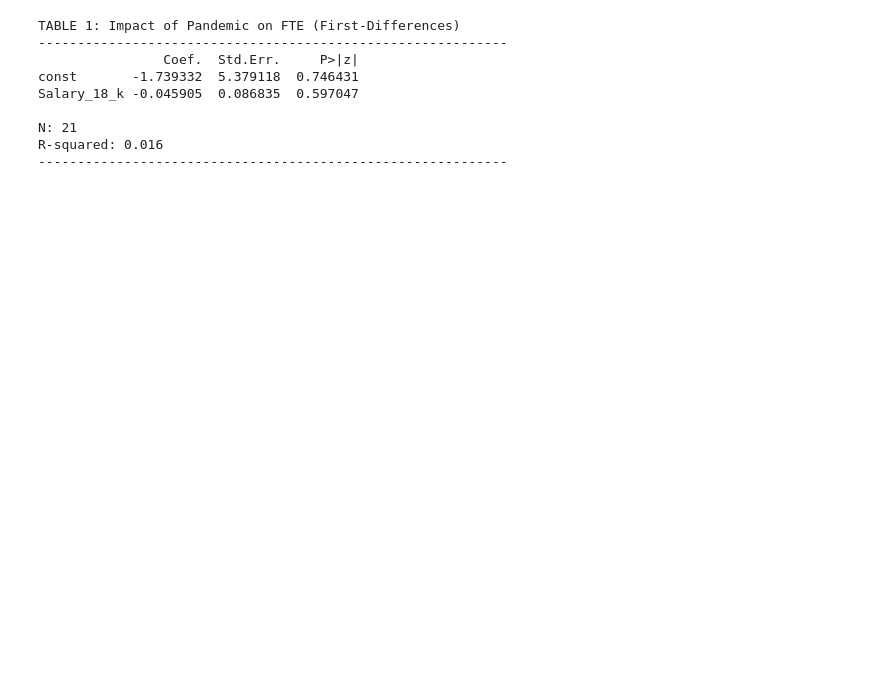
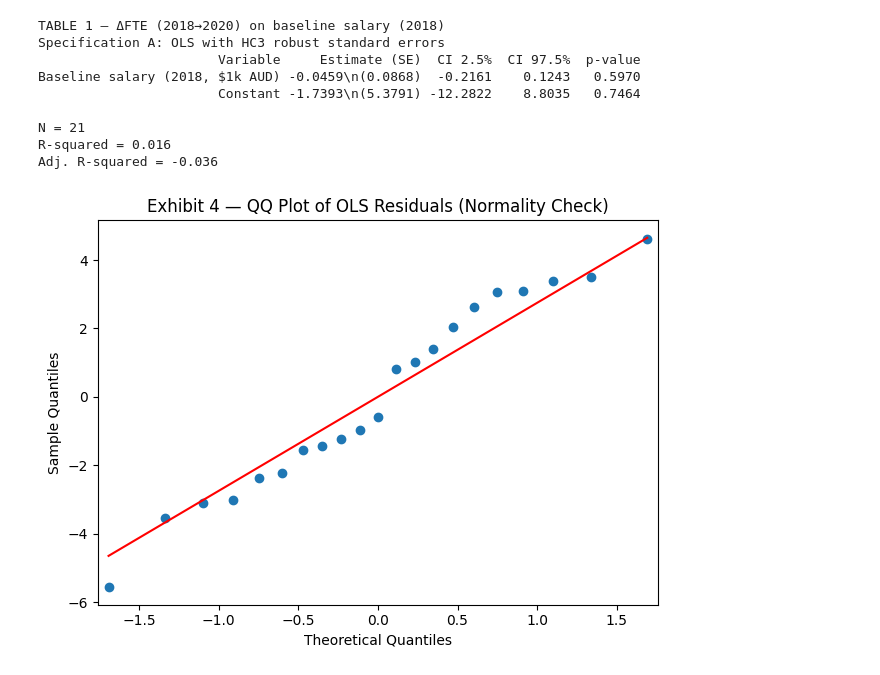
Before and after one commit to atikahtajarimim/ecc3479-project, a Jupyter notebook: code/econometric_analysis.ipynb, the cells around one changed output. Drawn from its saved outputs; the diff is of its cells as text; code cells hidden in the pictures; blank space fills up the shorter version.

```diff
--- a/code/econometric_analysis.ipynb
+++ b/code/econometric_analysis.ipynb
@@ -92,18 +186,44 @@ Below is the professional regression table reporting the coefficients and standa
 # %%
-print("TABLE 1: Impact of Pandemic on FTE (First-Differences)")
-print("-" * 60)
-summary_table = model.summary2().tables[1]
-print(summary_table[['Coef.', 'Std.Err.', 'P>|z|']])
-print(f"\nN: {int(model.nobs)}")
-print(f"R-squared: {model.rsquared:.3f}")
-print("-" * 60)
+# ── Regression table (assignment-style; not raw software output) ───────────
+ci = model.conf_int()
+table1 = pd.DataFrame({
+    "Variable": ["Baseline salary (2018, $1k AUD)", "Constant"],
+    "Coef.": [model.params["Salary_18_k"], model.params["const"]],
+    "SE (HC3)": [model.bse["Salary_18_k"], model.bse["const"]],
+    "CI 2.5%": [ci.loc["Salary_18_k", 0], ci.loc["const", 0]],
+    "CI 97.5%": [ci.loc["Salary_18_k", 1], ci.loc["const", 1]],
+    "p-value": [model.pvalues["Salary_18_k"], model.pvalues["const"]],
+})
+
+table1["Estimate (SE)"] = table1.apply(
+    lambda r: f"{r['Coef.']:.4f}\n({r['SE (HC3)']:.4f})", axis=1
+)
+display_table = table1[["Variable", "Estimate (SE)", "CI 2.5%", "CI 97.5%", "p-value"]].copy()
+
+print("TABLE 1 — ΔFTE (2018→2020) on baseline salary (2018)")
+print("Specification A: OLS with HC3 robust standard errors")
+print(display_table.to_string(index=False, float_format="{:.4f}".format))
+print(f"\nN = {int(model.nobs)}")
+print(f"R-squared = {model.rsquared:.3f}")
+print(f"Adj. R-squared = {model.rsquared_adj:.3f}")
+
+# Export table
+display_table.to_csv(RESULTS_DIR / "table1_regression.csv", index=False)
+
+# QQ plot of residuals
+fig = sm.qqplot(model.resid, line="s")
+plt.title("Exhibit 4 — QQ Plot of OLS Residuals (Normality Check)")
+plt.tight_layout()
+plt.savefig(RESULTS_DIR / "exhibit4_qqplot.png", dpi=300, bbox_inches="tight")
+plt.show()
 # %% [output]
-TABLE 1: Impact of Pandemic on FTE (First-Differences)
-------------------------------------------------------------
-                Coef.  Std.Err.     P>|z|
-const       -1.739332  5.379118  0.746431
-Salary_18_k -0.045905  0.086835  0.597047
+TABLE 1 — ΔFTE (2018→2020) on baseline salary (2018)
+Specification A: OLS with HC3 robust standard errors
+                       Variable     Estimate (SE)  CI 2.5%  CI 97.5%  p-value
+Baseline salary (2018, $1k AUD) -0.0459\n(0.0868)  -0.2161    0.1243   0.5970
+                       Constant -1.7393\n(5.3791) -12.2822    8.8035   0.7464
 
-N: 21
-R-squared: 0.016
-------------------------------------------------------------
+N = 21
+R-squared = 0.016
+Adj. R-squared = -0.036
+[figure, added]
```
Also changed, not shown: parts of 13 cells of this notebook, 8 other files.
